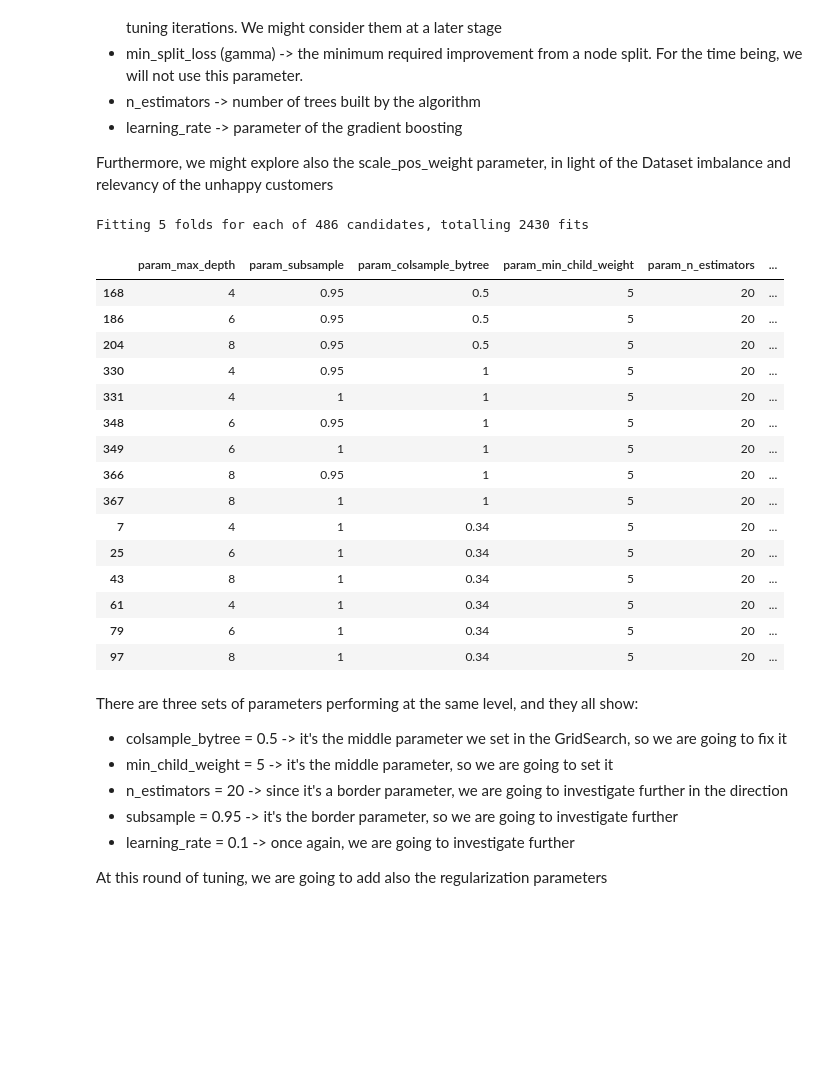
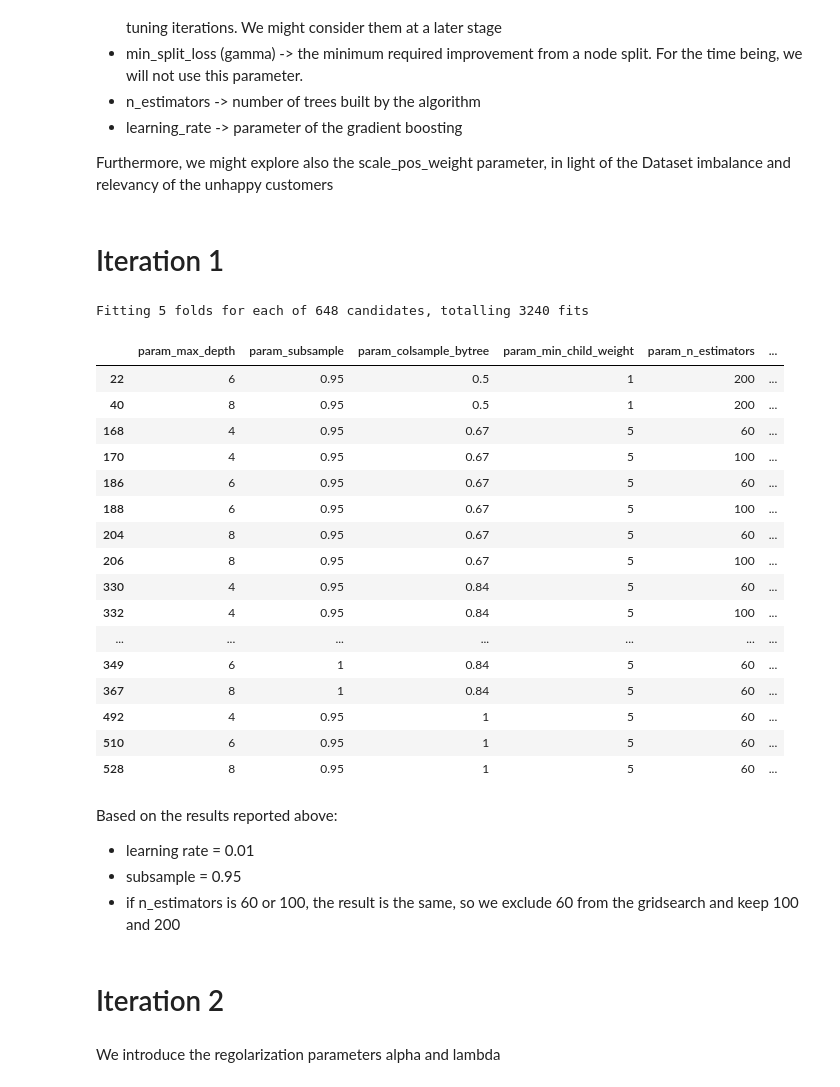
Before and after one commit to Ilvecho/Happy-Customers, a Jupyter notebook: Notebook_for_dev.ipynb, the cells around one changed output. Saved outputs shown, nothing was run; the diff lists cells and outputs as text; code cells hidden in the pictures; blank space fills up the shorter version.

```diff
--- a/Notebook_for_dev.ipynb
+++ b/Notebook_for_dev.ipynb
@@ -277,7 +320,7 @@ import sklearn
 from sklearn import model_selection
 from sklearn import metrics
 # %%
-X_train, X_test, y_train, y_test = model_selection.train_test_split(attributes, labels, test_size=0.3, stratify=labels, random_state=23)
+X_train, X_test, y_train, y_test = model_selection.train_test_split(attributes, labels, test_size=0.2, random_state=23)   # stratify=labels,
 # %%
 print('Dataset balance: ', labels.sum() / labels.shape[0])
 print('Training set balance: ', y_train.sum() / y_train.shape[0])
@@ -523,13 +577,15 @@ The relevant tuning parameters for XGBoost are:
 * learning_rate -> parameter of the gradient boosting
 
 Furthermore, we might explore also the scale_pos_weight parameter, in light of the Dataset imbalance and relevancy of the unhappy customers
+# %% [markdown]
+# Iteration 1
 # %%
 param_grid = {'max_depth': [4, 6, 8],               # default 6
               'subsample': [0.95, 1],               # default 1
-              'colsample_bytree': [0.34, 0.5, 1],   # default 1
+              'colsample_bytree': [0.5, 0.67, 0.84, 1],   # default 1
               'min_child_weight': [1, 5, 10],       # default 1
-              'n_estimators': [20, 60, 100],        # default 100
-              'learning_rate': [0.1, 0.2, 0.3],     # default 0.3
+              'n_estimators': [60, 100, 200],       # default 100
+              'learning_rate': [0.01, 0.1, 0.3],    # default 0.3
               'random_state': [42]}
 # %%
 xgb = xgboost.XGBClassifier()
@@ -538,47 +594,45 @@ clf.fit(X_train, y_train)
 
 cv_results = pd.DataFrame.from_dict(clf.cv_results_)
 # %% [output]
-Fitting 5 folds for each of 486 candidates, totalling 2430 fits
+Fitting 5 folds for each of 648 candidates, totalling 3240 fits
 # %%
 col_of_interest = ['param_max_depth',
                    'param_subsample',
                    'param_colsample_bytree',
                    'param_min_child_weight',
                    'param_n_estimators',
                    'param_learning_rate',
+                   'rank_test_score',
                    'mean_test_score',
-                   'std_test_score',
-                   'rank_test_score',
-                   'mean_train_score',
-                   'std_train_score']
+                   'mean_train_score']
 relevant_values = cv_results[col_of_interest]
-relevant_values.sort_values(by=['mean_test_score', 'mean_train_score'], ascending=False).head(15)
+relevant_values.sort_values(by=['mean_test_score', 'mean_train_score'], ascending=False).head(23)
 # %% [output]
 |  | param_max_depth | param_subsample | param_colsample_bytree | param_min_child_weight | param_n_estimators | ... |
-| 168 | 4 | 0.95 | 0.5 | 5 | 20 | ... |
-| 186 | 6 | 0.95 | 0.5 | 5 | 20 | ... |
-| 204 | 8 | 0.95 | 0.5 | 5 | 20 | ... |
-| 330 | 4 | 0.95 | 1 | 5 | 20 | ... |
-| 331 | 4 | 1 | 1 | 5 | 20 | ... |
-| 348 | 6 | 0.95 | 1 | 5 | 20 | ... |
-| 349 | 6 | 1 | 1 | 5 | 20 | ... |
-| 366 | 8 | 0.95 | 1 | 5 | 20 | ... |
-| 367 | 8 | 1 | 1 | 5 | 20 | ... |
-| 7 | 4 | 1 | 0.34 | 5 | 20 | ... |
-| 25 | 6 | 1 | 0.34 | 5 | 20 | ... |
-| 43 | 8 | 1 | 0.34 | 5 | 20 | ... |
-| 61 | 4 | 1 | 0.34 | 5 | 20 | ... |
-| 79 | 6 | 1 | 0.34 | 5 | 20 | ... |
-| 97 | 8 | 1 | 0.34 | 5 | 20 | ... |
+| 22 | 6 | 0.95 | 0.5 | 1 | 200 | ... |
+| 40 | 8 | 0.95 | 0.5 | 1 | 200 | ... |
+| 168 | 4 | 0.95 | 0.67 | 5 | 60 | ... |
+| 170 | 4 | 0.95 | 0.67 | 5 | 100 | ... |
+| 186 | 6 | 0.95 | 0.67 | 5 | 60 | ... |
+| 188 | 6 | 0.95 | 0.67 | 5 | 100 | ... |
+| 204 | 8 | 0.95 | 0.67 | 5 | 60 | ... |
+| 206 | 8 | 0.95 | 0.67 | 5 | 100 | ... |
+| 330 | 4 | 0.95 | 0.84 | 5 | 60 | ... |
+| 332 | 4 | 0.95 | 0.84 | 5 | 100 | ... |
+| ... | ... | ... | ... | ... | ... | ... |
+| 349 | 6 | 1 | 0.84 | 5 | 60 | ... |
+| 367 | 8 | 1 | 0.84 | 5 | 60 | ... |
+| 492 | 4 | 0.95 | 1 | 5 | 60 | ... |
+| 510 | 6 | 0.95 | 1 | 5 | 60 | ... |
+| 528 | 8 | 0.95 | 1 | 5 | 60 | ... |
-# %% [markdown]
-There are three sets of parameters performing at the same level, and they all show:
-*  colsample_bytree = 0.5 -> it's the middle parameter we set in the GridSearch, so we are going to fix it
-*  min_child_weight = 5 -> it's the middle parameter, so we are going to set it
-*  n_estimators = 20 -> since it's a border parameter, we are going to investigate further in the direction
-*  subsample = 0.95 -> it's the border parameter, so we are going to investigate further
-*  learning_rate = 0.1 -> once again, we are going to investigate further
-
-
-At this round of tuning, we are going to add also the regularization parameters
+# %% [markdown]
+Based on the results reported above:
+*  learning rate = 0.01
+*  subsample = 0.95
+*  if n_estimators is 60 or 100, the result is the same, so we exclude 60 from the gridsearch and keep 100 and 200
+# %% [markdown]
+# Iteration 2
+# %% [markdown]
+We introduce the regolarization parameters alpha and lambda
 # %%
 param_grid = {'max_depth': [4, 6, 8],
```
Also changed, not shown: parts of 42 cells of this notebook.
